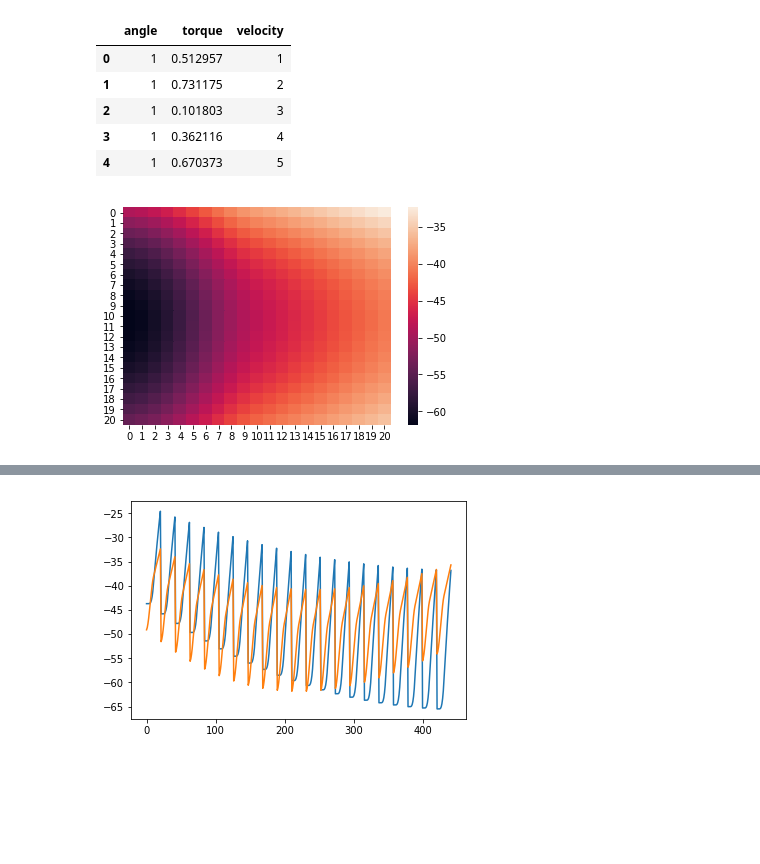
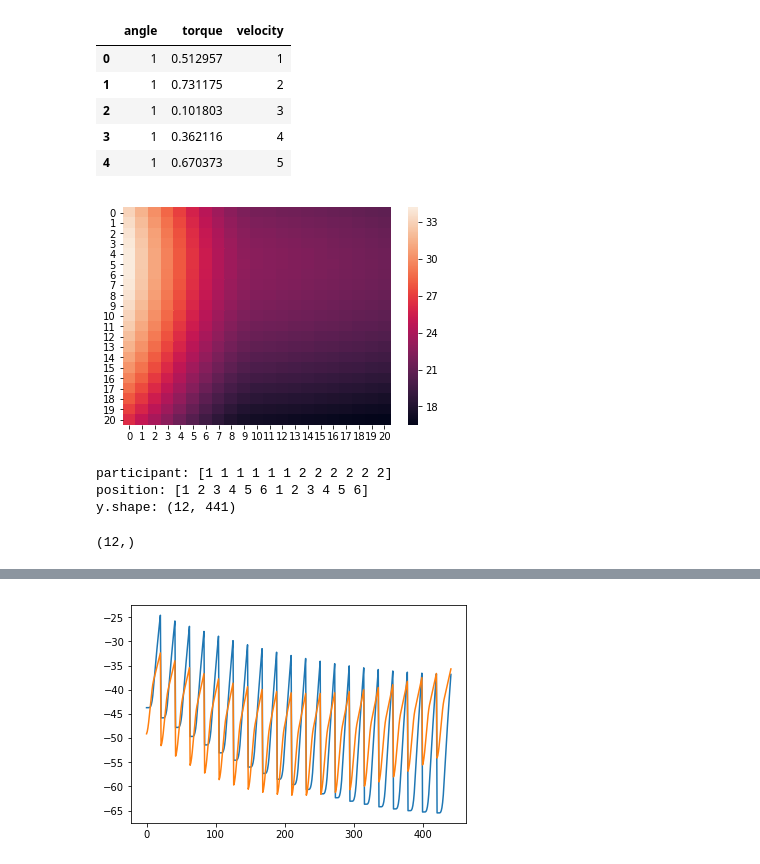
Before and after one commit to romainmartinez/envergo, a Jupyter notebook: 1_spm.ipynb, the cells around one changed output, grey strips where cells are left out. Saved outputs shown, nothing was run; the diff lists cells and outputs as text; code cells hidden in the pictures; blank space fills up the shorter version.

```diff
--- a/1_spm.ipynb
+++ b/1_spm.ipynb
@@ -72,7 +72,7 @@ xi.head()
 | 4 | 1 | 0.670373 | 5 |
 # %%
 import seaborn as sns
-sns.heatmap(torque['Abd90ER']['Flex'][:, :, 1])
+sns.heatmap(torque['Abd90ER']['Ext'][:, :, 1])
 plt.show()
 # %% [output]
-[figure, old version]
+[figure, new version]
@@ -83,0 +79,25 @@ for position in torque:
+# %%
+# create spm matrix
+angle, velocity, participant = torque['Abd90ER']['Ext'].shape
+position = len(torque.keys())
+
+participants, positions, y = ([] for i in range(3))
+
+for iparticipant in range(participant):
+    for iposition, position_name in enumerate(torque.keys()):
+        participants.append(iparticipant + 1)
+        positions.append(iposition + 1)
+        y.append(torque[position_name]['Ext'][:, :, iparticipant].flatten())
+
+participants, positions, y = [np.array(i) for i in [participants, positions, y]]
+print('participant: {}'.format(participants))
+print('position: {}'.format(positions))
+print('y.shape: {}'.format(y.shape))
+# %% [output]
+participant: [1 1 1 1 1 1 2 2 2 2 2 2]
+position: [1 2 3 4 5 6 1 2 3 4 5 6]
+y.shape: (12, 441)
+# %%
+participants.shape
+# %% [output]
+(12,)
```
Also changed, not shown: parts of 5 cells of this notebook, 1 other file.
